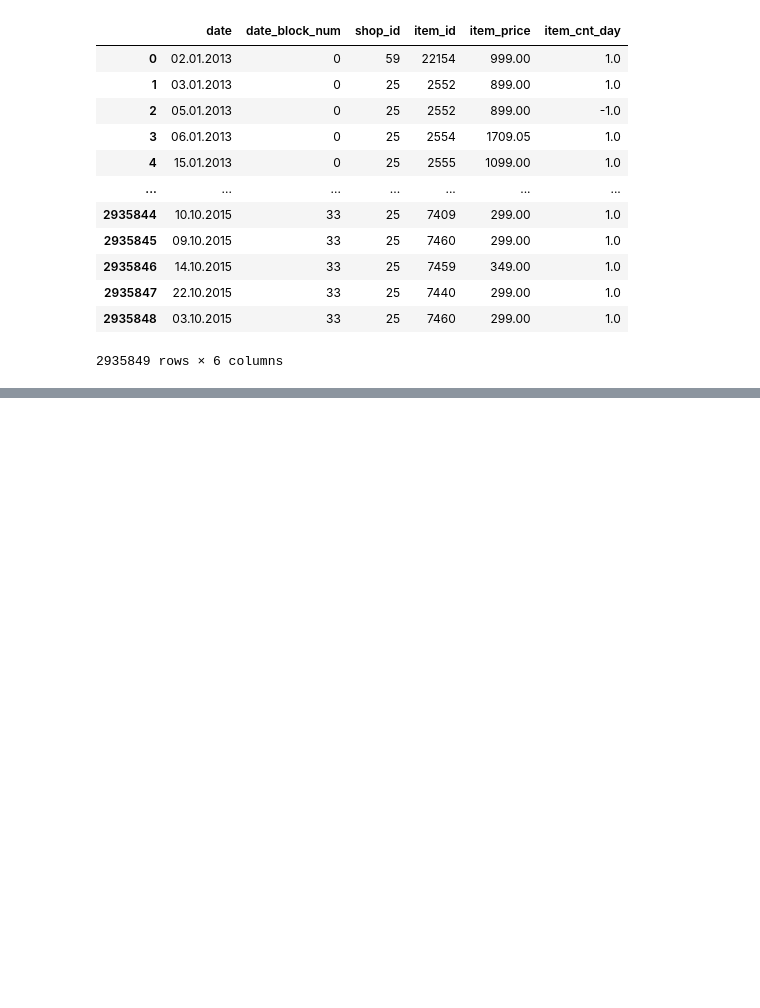
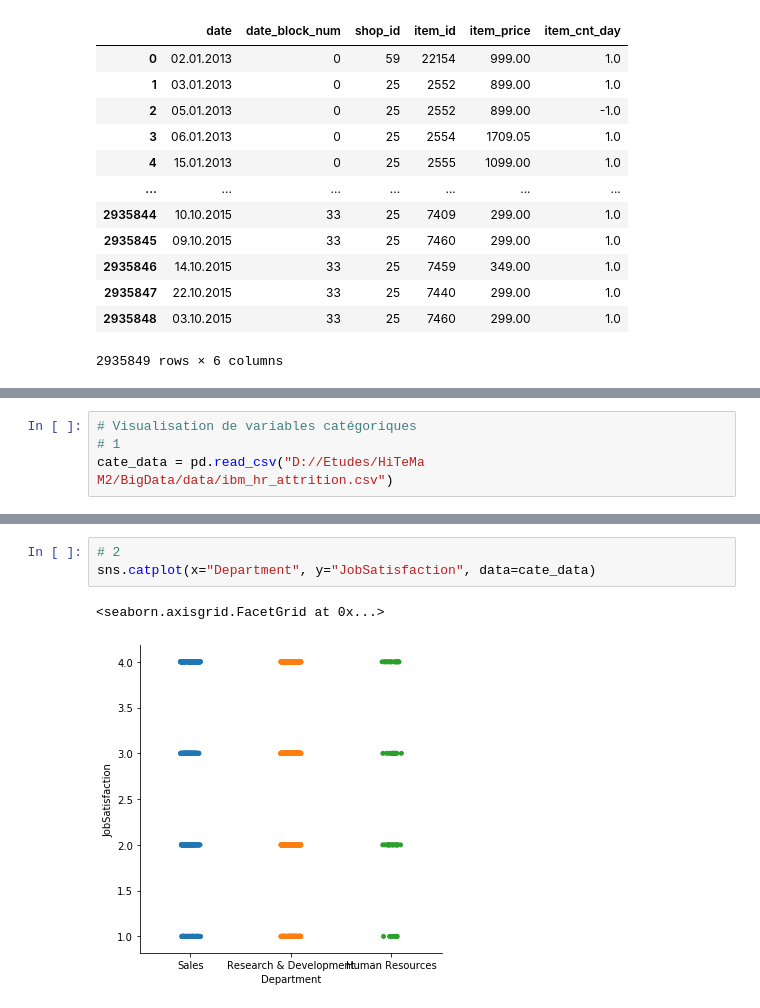
Before and after one commit to syvtoto/BigData, a Jupyter notebook: BigData_20-04.ipynb, the cells around one changed output, grey strips where cells are left out. Cells and saved outputs as stored; diff of their text form; blank space fills up the shorter version.

```diff
--- a/BigData_20-04.ipynb
+++ b/BigData_20-04.ipynb
@@ -134,0 +130,4 @@ sns.relplot(x='date',y='item_id',data=sales_data_sample, sizes=(20, 6))
+# %%
+# Visualisation de variables catégoriques
+# 1
+cate_data = pd.read_csv("D://Etudes/HiTeMa M2/BigData/data/ibm_hr_attrition.csv")
@@ -134,0 +150,6 @@ sns.relplot(x='date',y='item_id',data=sales_data_sample, sizes=(20, 6))
+# %%
+# 2
+sns.catplot(x="Department", y="JobSatisfaction", data=cate_data)
+# %% [output]
+<seaborn.axisgrid.FacetGrid at 0x...>
+[figure, added]
```
Also changed, not shown: parts of 15 cells of this notebook.
